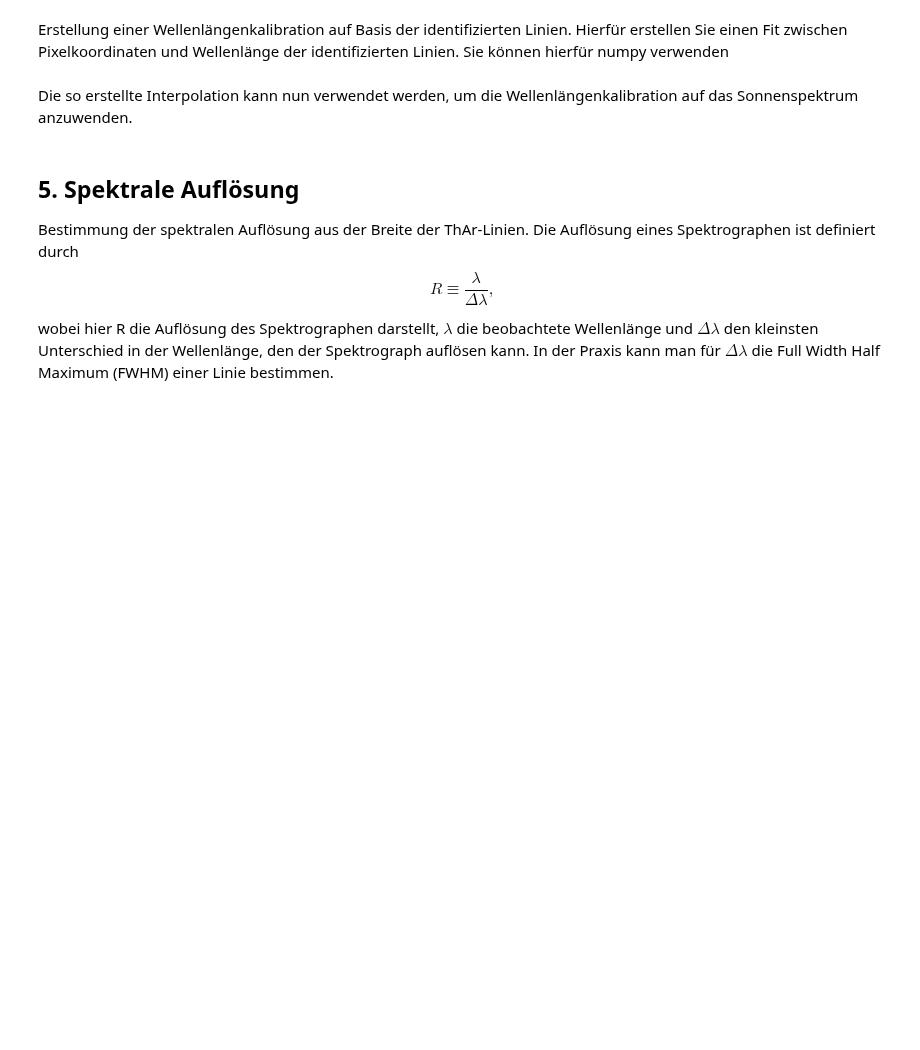
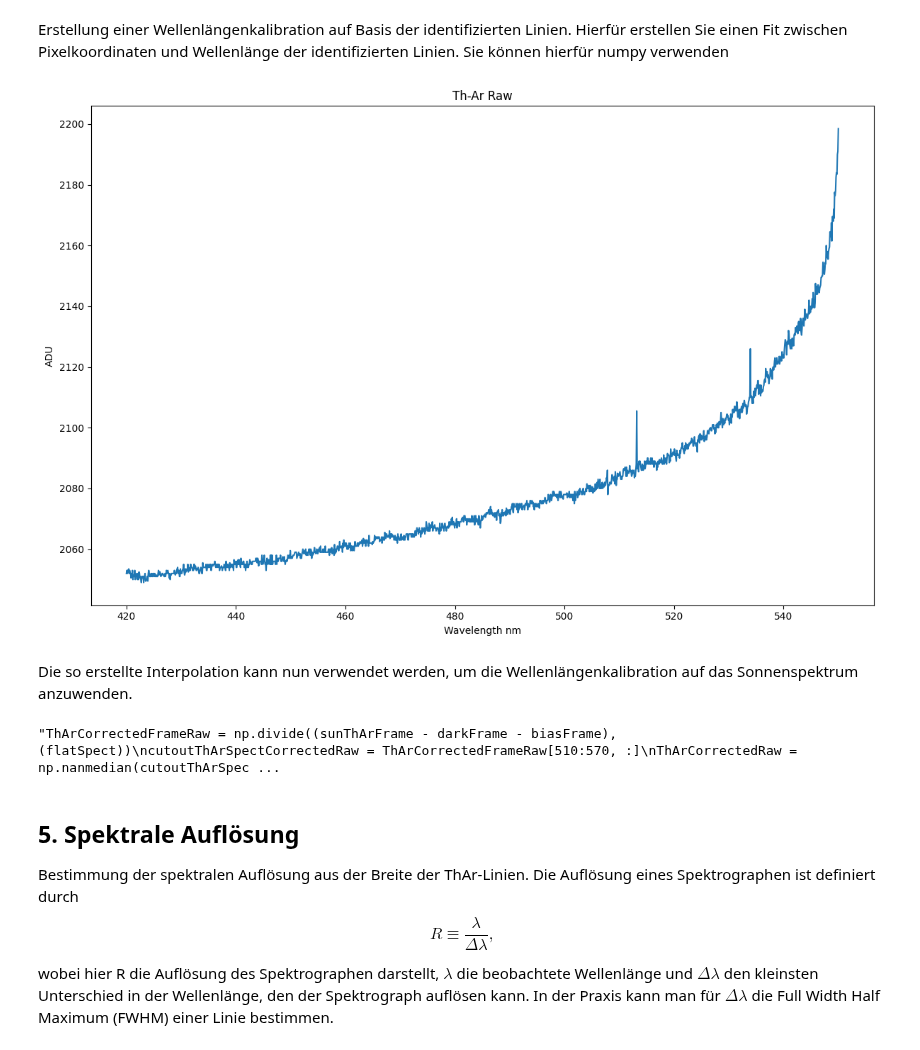
Before and after one commit to B0whunt3r21/AstroPrak, a Jupyter notebook: SolarSpectrum/Auswertungshilfe.ipynb, the cells around one changed output. Saved outputs shown, nothing was run; the diff lists cells and outputs as text; code cells hidden in the pictures; blank space fills up the shorter version.

```diff
--- a/SolarSpectrum/Auswertungshilfe.ipynb
+++ b/SolarSpectrum/Auswertungshilfe.ipynb
@@ -125,5 +158,54 @@ coeff = np.polynomial.Polynomial.fit(pixel, wavelength, 2)
+# %%
+# Fit zwischen Pixel und Wellenlänge mittels Polynom 2. Ordnung
+#coeff = np.polynomial.Polynomial.fit(pixel, wavelength, 2)
+
+
+ThArCorrectedFrame = np.divide((sunThArFrame - darkFrame - biasFrame), (flatCorrected))
+cutoutThArSpectCorrected = ThArCorrectedFrame[510:570, :]
+ThArCorrected = np.nanmedian(cutoutThArSpectCorrected, axis=0)
+
+fig, ax = plt.subplots(1, 1, figsize=(12, 8))
+ax.plot(xAxis, ThArSpect)
+ax.set_xlabel('Wavelength nm')
+ax.set_ylabel('ADU')
+ax.set_title('Th-Ar Raw')
+
+plt.tight_layout()
+plt.show()
+# %% [output]
+[figure, added]
 # %% [markdown]
 Die so erstellte Interpolation kann nun verwendet werden, um die Wellenlängenkalibration auf das Sonnenspektrum anzuwenden.
+# %%
+#TODO Sun Calibration and Plot
+'''ThArCorrectedFrameRaw = np.divide((sunThArFrame - darkFrame - biasFrame), (flatSpect))
+cutoutThArSpectCorrectedRaw = ThArCorrectedFrameRaw[510:570, :]
+ThArCorrectedRaw = np.nanmedian(cutoutThArSpectCorrectedRaw, axis=0)
+
+ThArCorrectedFrame = np.divide((sunThArFrame - darkFrame - biasFrame), (flatCorrected))
+cutoutThArSpectCorrected = ThArCorrectedFrame[510:570, :]
+ThArCorrected = np.nanmedian(cutoutThArSpectCorrected, axis=0)
+
+fig, ax = plt.subplots(3, 1, figsize=(12, 8))
+ax[0].plot(xAxis, ThArSpect)
+ax[0].set_xlabel('Wavelength nm')
+ax[0].set_ylabel('ADU')
+ax[0].set_title('Th-Ar Raw')
+
+ax[1].plot(xAxis, ThArCorrectedRaw)
+ax[1].set_xlabel('Wavelength nm')
+ax[1].set_ylabel('ADU')
+ax[1].set_title('Th-Ar Corrected-Raw')
+
+ax[2].plot(xAxis, ThArCorrected)
+ax[2].set_xlabel('Wavelength nm')
+ax[2].set_ylabel('ADU')
+ax[2].set_title('Th-Ar Corrected')
+
+plt.tight_layout()
+plt.show()'''
+# %% [output]
+"ThArCorrectedFrameRaw = np.divide((sunThArFrame - darkFrame - biasFrame), (flatSpect))\ncutoutThArSpectCorrectedRaw = ThArCorrectedFrameRaw[510:570, :]\nThArCorrectedRaw = np.nanmedian(cutoutThArSpec ...
 # %% [markdown]
 ## 5. Spektrale Auflösung
 
```
Also changed, not shown: parts of 6 cells of this notebook.
